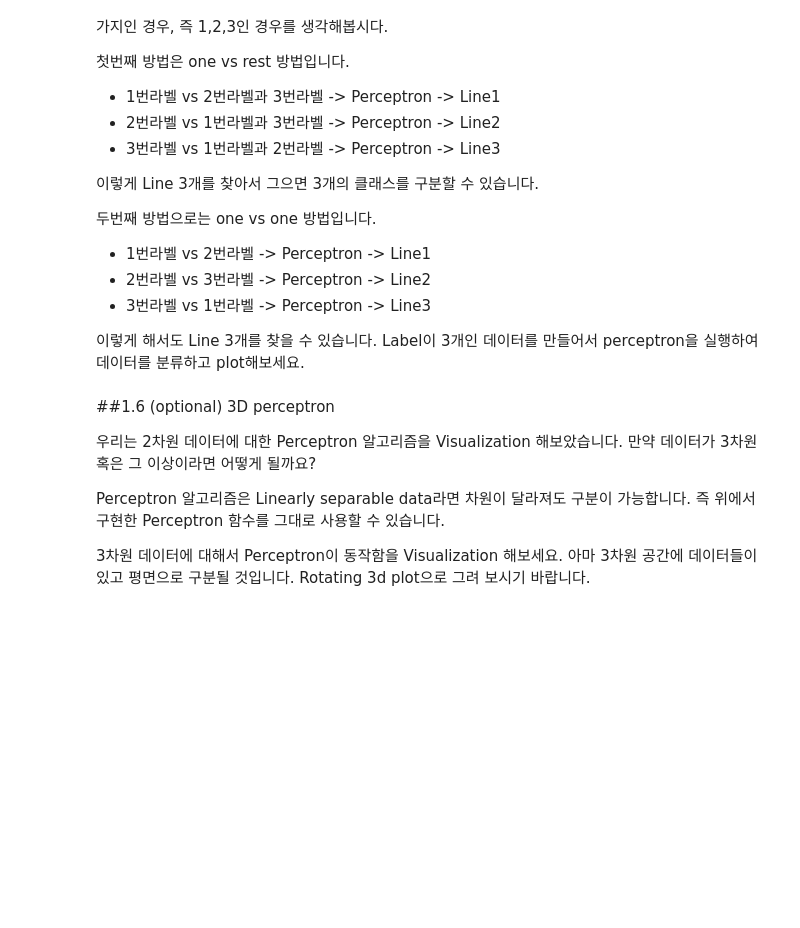
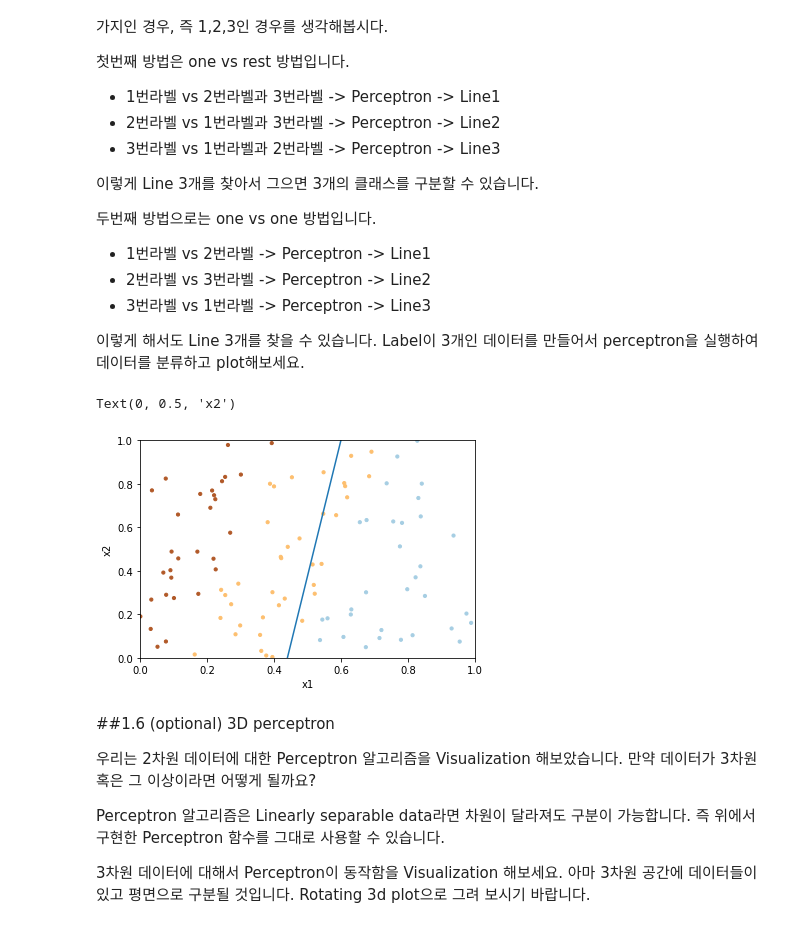
Before and after one commit to woonghee97/deep_learning, a Jupyter notebook: HW1.ipynb, the cells around one changed output. Drawn from its saved outputs; the diff is of its cells as text; code cells hidden in the pictures; blank space fills up the shorter version.

```diff
--- a/HW1.ipynb
+++ b/HW1.ipynb
@@ -149,3 +145,41 @@ Label이 3개인 데이터를 만들어서 perceptron을 실행하여 데이터
+# %%
+### START CODE HERE ###
+X = np.random.rand(100, 2)
+Y = np.random.rand(100, 1)
+for i in range(100):
+  if X[i,1] > (3*X[i,0] - 0.3):
+    Y[i] = 1
+  elif (3*X[i,0] - 0.3) > X[i,1] > (3*X[i,0] - 1.3):
+    Y[i] = 0
+  else:
+    Y[i] = -1
+
+assert X.shape==(100,2)
+assert Y.shape==(100,1)
+
+X_ones=np.concatenate((np.ones((len(X),1)),X), axis=1)
+w1=np.zeros(X_ones.shape[1])
+w2=np.zeros(X_ones.shape[1])
+
+epochs = 100
+for ep in range(epochs):
+
+  z = X_ones[ep].dot(w)
+
+  if z * Y[ep] <= 0:
+    w = w + X_ones[ep]*Y[ep]
+
+plt.scatter(X[:, 0], X[:, 1], c=Y, s=10, cmap=plt.cm.Paired)
+plt.plot([0,1],[-w[0]/w[2],-w[0]/w[2]-w[1]/w[2]])
+plt.xlim((0,1))
+plt.ylim((0,1))
+plt.xlabel('x1')
+plt.ylabel('x2')
+
+#### END CODE HERE ###
+# %% [output]
+Text(0, 0.5, 'x2')
+[figure, added]
 # %% [markdown]
 ##1.6 (optional) 3D perceptron
 
```
Also changed, not shown: parts of 4 cells of this notebook.
